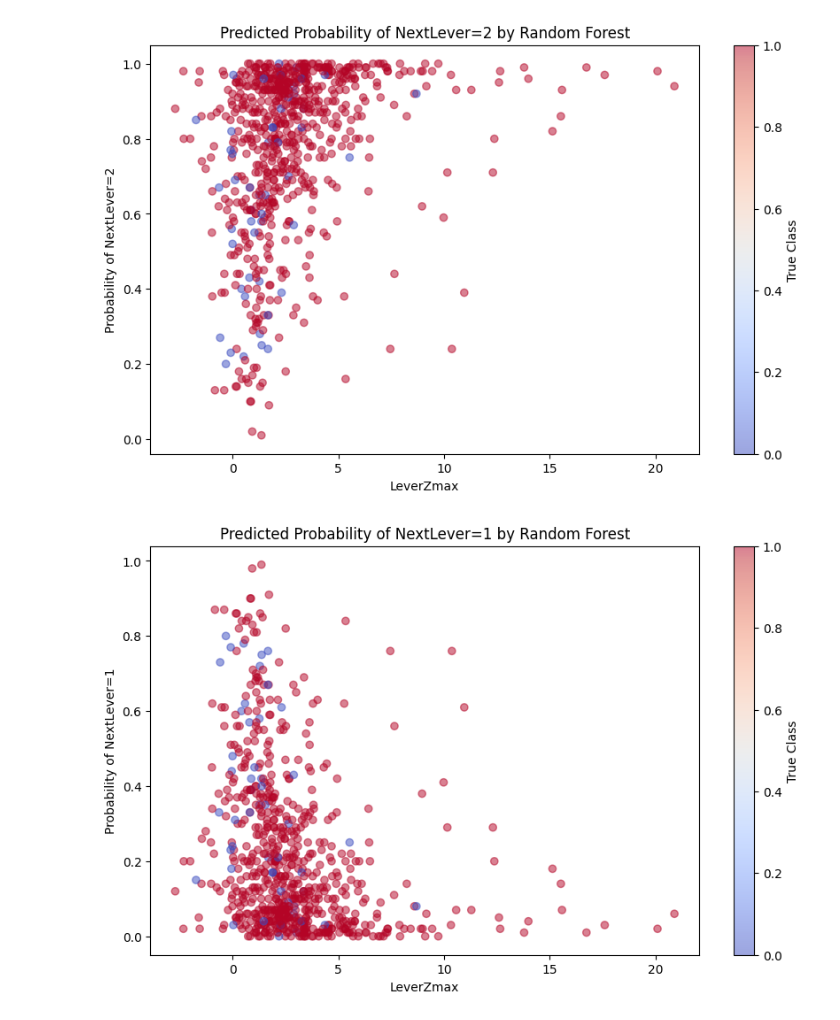
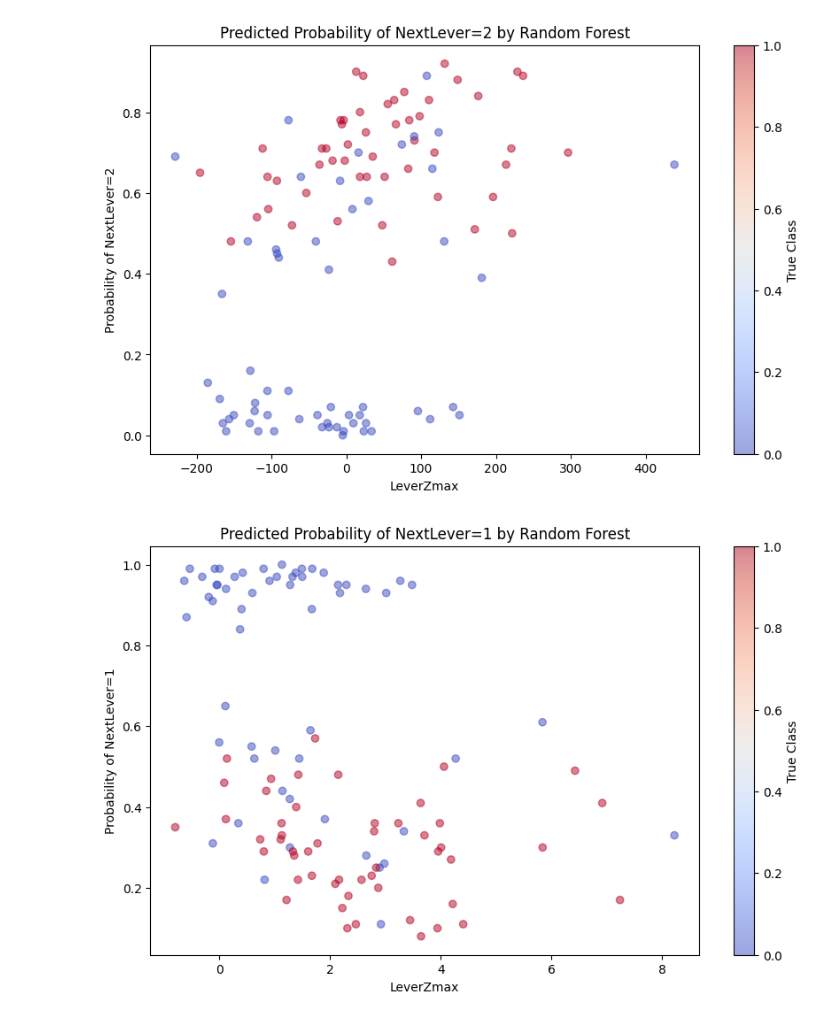
Before and after one commit to wonnpyon/ML-For-Beginners, a Jupyter notebook: Photometry/10BalancedRF.ipynb, the cells around one changed output. Saved outputs shown, nothing was run; the diff lists cells and outputs as text; code cells hidden in the pictures.

```diff
--- a/Photometry/10BalancedRF.ipynb
+++ b/Photometry/10BalancedRF.ipynb
@@ -58,0 +57,20 @@ See the caveats in the documentation: https://pandas.pydata.org/pandas-docs/stab
+# %%
+from sklearn.utils import resample
+
+# Assuming 'df' is your DataFrame and 'NextLever' is the target column
+# First, split the data into two separate DataFrames based on the class
+df_class_0 = df[df['NextLever'] == 0]
+df_class_1 = df[df['NextLever'] == 1]
+
+# Find the number of samples in the smaller class
+n_samples = min(len(df_class_0), len(df_class_1))
+
+# Downsample the larger class to the size of the smaller class
+df_class_0_downsampled = resample(df_class_0, replace=False, n_samples=n_samples, random_state=42)
+df_class_1_downsampled = resample(df_class_1, replace=False, n_samples=n_samples, random_state=42)
+
+# Combine the downsampled classes back into a single DataFrame
+df_balanced = pd.concat([df_class_0_downsampled, df_class_1_downsampled])
+
+# Now df_balanced has an equal number of samples from both classes
+print(df_balanced['NextLever'].value_counts())  # Should print the same number for both classes
@@ -59,7 +82,7 @@ See the caveats in the documentation: https://pandas.pydata.org/pandas-docs/stab
 # %%
 
-feature_names = ['Trial#','LeverZmax','LeverZmin','LeverAUC','HLZmax','HLZmin','HLAUC','NextLever']
-df_filtered = df[feature_names]
+feature_names = ['Trial#','Lever','LeverZmax','LeverZmin','LeverAUC','HLZmax','HLZmin','HLAUC','NextLever','Shock']
+df_filtered = df_balanced[feature_names]
 # %%
 from imblearn.over_sampling import SMOTE
 from sklearn.model_selection import train_test_split
@@ -68,15 +91,15 @@ from sklearn.model_selection import train_test_split
 # Replace this with your actual dataset
 
 # Assuming df is your DataFrame and 'NextLever' is the target variable
-X = df_filtered[['Trial#','LeverZmax','LeverZmin','HLZmax','HLZmin','HLAUC']]  # Predictor variables
+X = df_filtered.drop('NextLever', axis=1)  # Predictor variables
 y = df_filtered['NextLever']  # Target variable with three categories
 
 # Splitting the dataset into train and test set
 X_train, X_test, y_train, y_test = train_test_split(X, y, test_size=0.3, random_state=42)
-
-# Applying SMOTE (Synthetic Minority Over-sampling Technique)
-sm = SMOTE(random_state=42)
-X_train_res, y_train_res = sm.fit_resample(X_train, y_train)
+# %%
+
+X_train_res =X_train
+y_train_res =y_train
 # %%
 from sklearn.ensemble import RandomForestClassifier
 from sklearn.metrics import classification_report, confusion_matrix
@@ -139,22 +272,24 @@ plt.show()
 # %%
 y_prob = rf.predict_proba(X_test)  # rf is your trained Random Forest model
 prob_next_lever_2 = y_prob[:, 1]
 
 import matplotlib.pyplot as plt
 
 # This assumes X_test has a meaningful index or a specific column to use for the x-axis
 # Replace 'X_axis_column' with the column name or index to plot on the x-axis
-x_axis = X_test['LeverZmax']
+x_axis = X_test['LeverAUC']
 
 plt.figure(figsize=(10, 6))
 plt.scatter(x_axis, prob_next_lever_2, c=y_test, alpha=0.5, cmap='coolwarm')
 plt.colorbar(label='True Class')
 plt.xlabel('LeverZmax')
 plt.ylabel('Probability of NextLever=2')
 plt.title('Predicted Probability of NextLever=2 by Random Forest')
+#plt.xlim(-3, 10)
+#plt.ylim(0, 1)
 plt.show()
 # %% [output]
-[figure, old version]
+[figure, new version]
 # %%
 y_prob = rf.predict_proba(X_test)  # rf is your trained Random Forest model
 prob_next_lever_2 = y_prob[:, 0]
@@ -173,4 +308,4 @@ plt.ylabel('Probability of NextLever=1')
 plt.title('Predicted Probability of NextLever=1 by Random Forest')
 plt.show()
 # %% [output]
-[figure, old version]
+[figure, new version]
```
Also changed, not shown: parts of 12 cells of this notebook.
